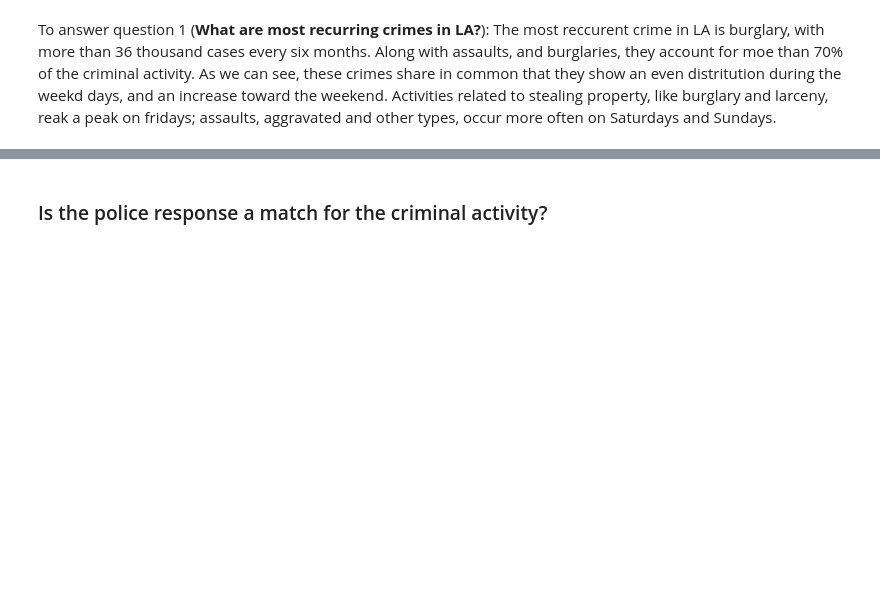
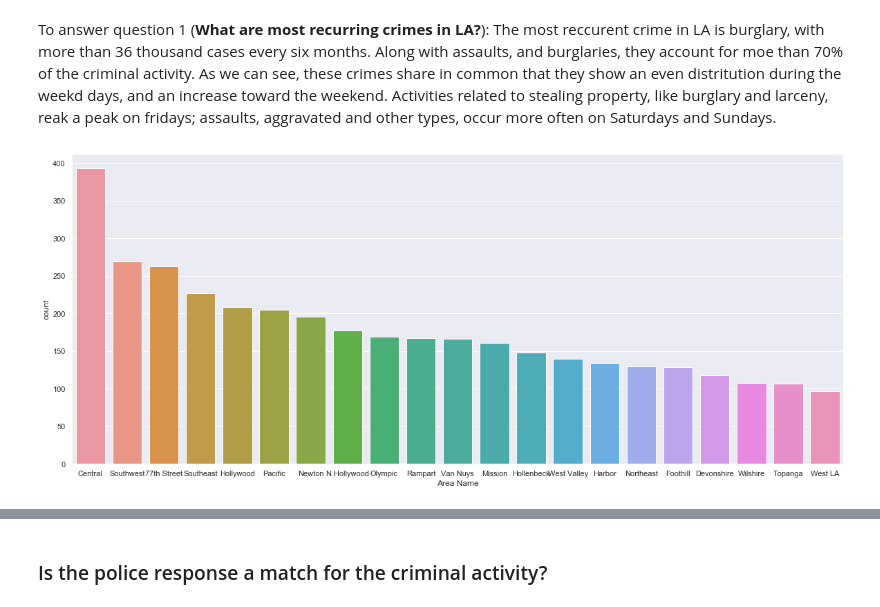
Before and after one commit to abreulastra/crime_analysis, a Jupyter notebook: crime_patterns_LA.ipynb, the cells around one changed output, grey strips where cells are left out. Saved outputs shown, nothing was run; the diff lists cells and outputs as text; code cells hidden in the pictures; blank space fills up the shorter version.

```diff
--- a/crime_patterns_LA.ipynb
+++ b/crime_patterns_LA.ipynb
@@ -78,2 +77,7 @@ ax = sns.countplot(x="weekday", data=cri[cri['crime_description_recoded'].isin(t
 # %% [markdown]
 To answer question 1 (**What are most recurring crimes in LA?**): The most reccurent crime in LA is burglary, with more than 36 thousand cases every six months. Along with assaults, and burglaries, they account for moe than 70% of the criminal activity. As we can see, these crimes share in common that they show an even distritution during the weekd days, and an increase toward the weekend. Activities related to stealing property, like burglary and larceny, reak a peak on fridays; assaults, aggravated and other types, occur more often on Saturdays and Sundays.
+# %%
+data = arr[arr['Charge Group Description']=='Other Assaults']#'Aggravated Assault']
+ax = sns.countplot(x='Area Name', data= data, order = data['Area Name'].value_counts().index)
+# %% [output]
+[figure, added]
```
Also changed, not shown: parts of 25 cells of this notebook, 1 other file.
